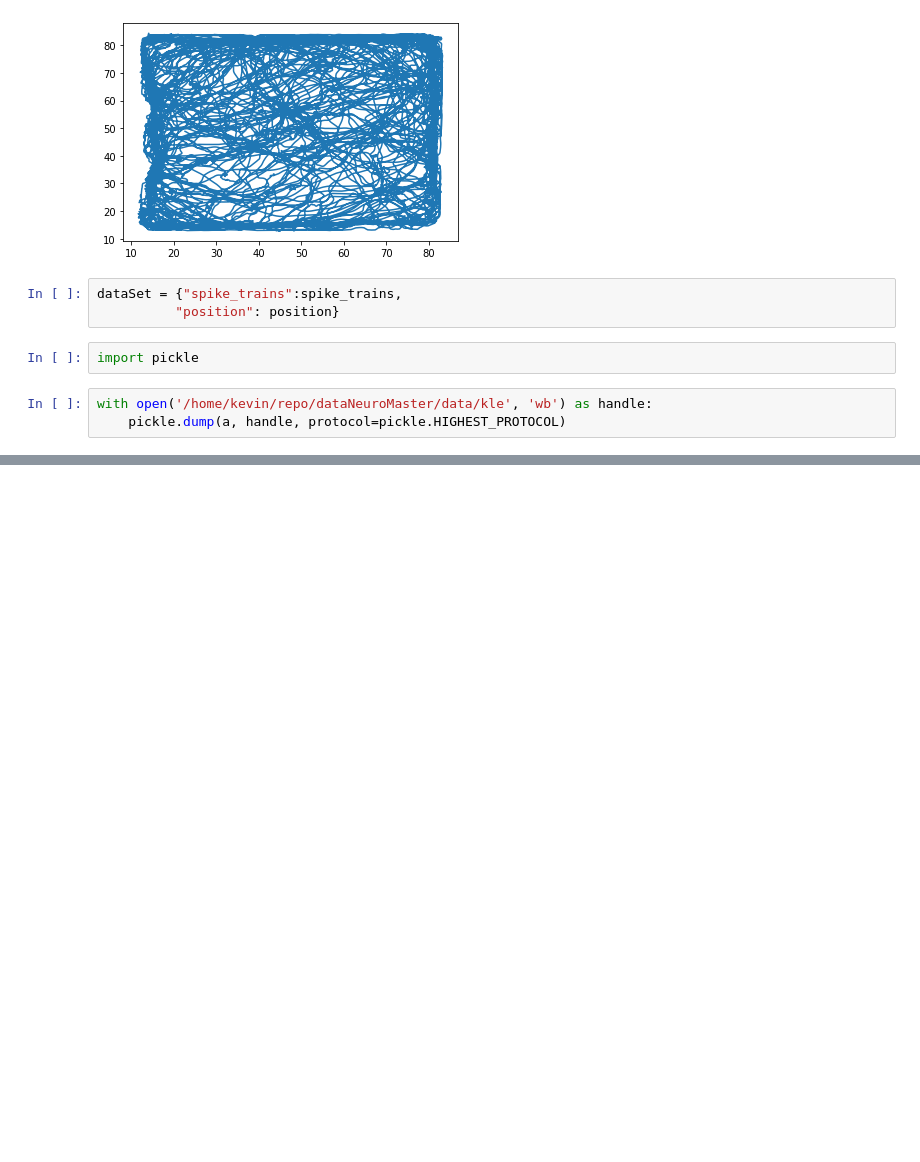
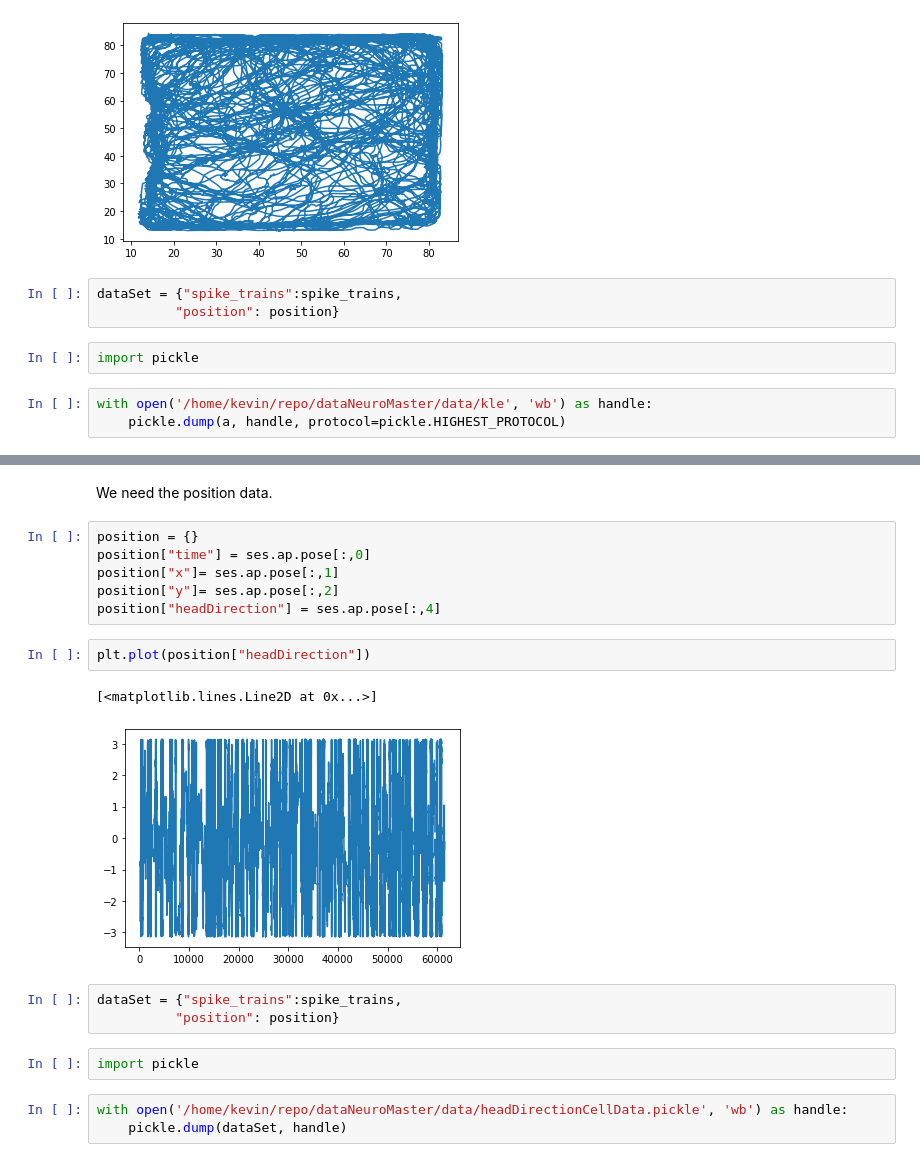
Before and after one commit to kevin-allen/dataScienceNeuro, a Jupyter notebook: notebooks/GetRawData.ipynb, the cells around one changed output, grey strips where cells are left out. Cells and saved outputs as stored; diff of their text form; blank space fills up the shorter version.

```diff
--- a/notebooks/GetRawData.ipynb
+++ b/notebooks/GetRawData.ipynb
@@ -282,0 +358,21 @@ with open('/home/kevin/repo/dataNeuroMaster/data/kle', 'wb') as handle:
+# %% [markdown]
+We need the position data.
+# %%
+position = {}
+position["time"] = ses.ap.pose[:,0]
+position["x"]= ses.ap.pose[:,1]
+position["y"]= ses.ap.pose[:,2]
+position["headDirection"] = ses.ap.pose[:,4]
+# %%
+plt.plot(position["headDirection"])
+# %% [output]
+[<matplotlib.lines.Line2D at 0x...>]
+[figure, added]
+# %%
+dataSet = {"spike_trains":spike_trains,
+          "position": position}
+# %%
+import pickle
+# %%
+with open('/home/kevin/repo/dataNeuroMaster/data/headDirectionCellData.pickle', 'wb') as handle:
+    pickle.dump(dataSet, handle)
```
Also changed, not shown: parts of 11 cells of this notebook, 1 other file.
